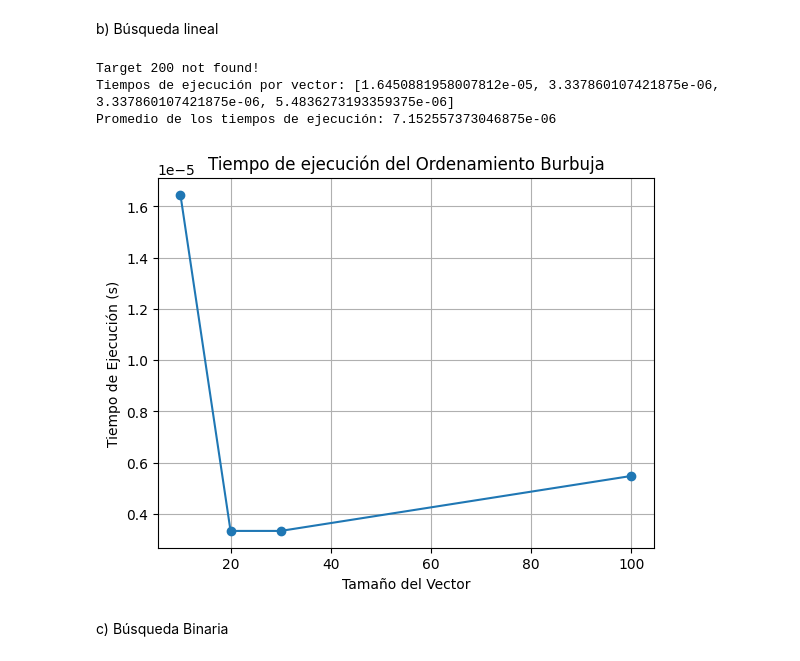
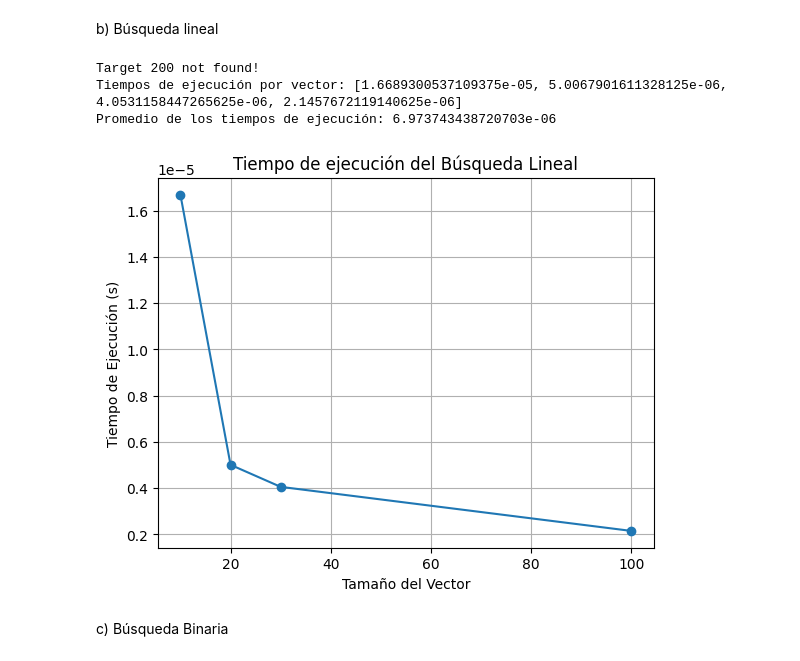
Before and after one commit to jmartch/Actividad1-ordenamientosybusquedad, a Jupyter notebook: Actividad_1_Alg&Com.ipynb, the cells around one changed output. Cells and saved outputs as stored; diff of their text form; code cells hidden in the pictures.

```diff
--- a/Actividad_1_Alg&Com.ipynb
+++ b/Actividad_1_Alg&Com.ipynb
@@ -98,37 +98,37 @@ index = linear_search(v, target)
 if index != -1:
     print(f"Target {target} found at index {index}")
 else:
     print(f"Target {target} not found!")
 
 times = []
 # Ejecución y medición de los tiempos para cada vector
 for vector in [v, vv, vvv, vvvv]:
     t1 = time.time()
     linear_search(vector , random.randint(1, 10))  # Ordena el vector
     t2= time.time() - t1 # Calcula el tiempo de ejecución
     times.append(t2)  # Almacena el tiempo en la lista
 
 # Calcular el promedio de los tiempos de ejecución
 promedio = sum(times) / len(times)
 
 # Mostrar los tiempos de ejecución y el promedio
 print("Tiempos de ejecución por vector:", times)
 print("Promedio de los tiempos de ejecución:", promedio)
 
 df = pd.DataFrame({'Tamaño Vector':[10,20,30,100], 'Tiempo de Ejecución': times})
 
 # Graficar
 plt.plot(df['Tamaño Vector'], df['Tiempo de Ejecución'], marker='o', linestyle='-')
 plt.xlabel('Tamaño del Vector')
 plt.ylabel('Tiempo de Ejecución (s)')
-plt.title('Tiempo de ejecución del Ordenamiento Burbuja')
+plt.title('Tiempo de ejecución del Búsqueda Lineal')
 plt.grid(True)
 plt.show()
 # %% [output]
 Target 200 not found!
-Tiempos de ejecución por vector: [1.6450881958007812e-05, 3.337860107421875e-06, 3.337860107421875e-06, 5.4836273193359375e-06]
-Promedio de los tiempos de ejecución: 7.152557373046875e-06
+Tiempos de ejecución por vector: [1.6689300537109375e-05, 5.0067901611328125e-06, 4.0531158447265625e-06, 2.1457672119140625e-06]
+Promedio de los tiempos de ejecución: 6.973743438720703e-06
-[figure, old version]
+[figure, new version]
 # %% [markdown]
 c) Búsqueda Binaria
 # %%
```
Also changed, not shown: parts of 3 cells of this notebook.
